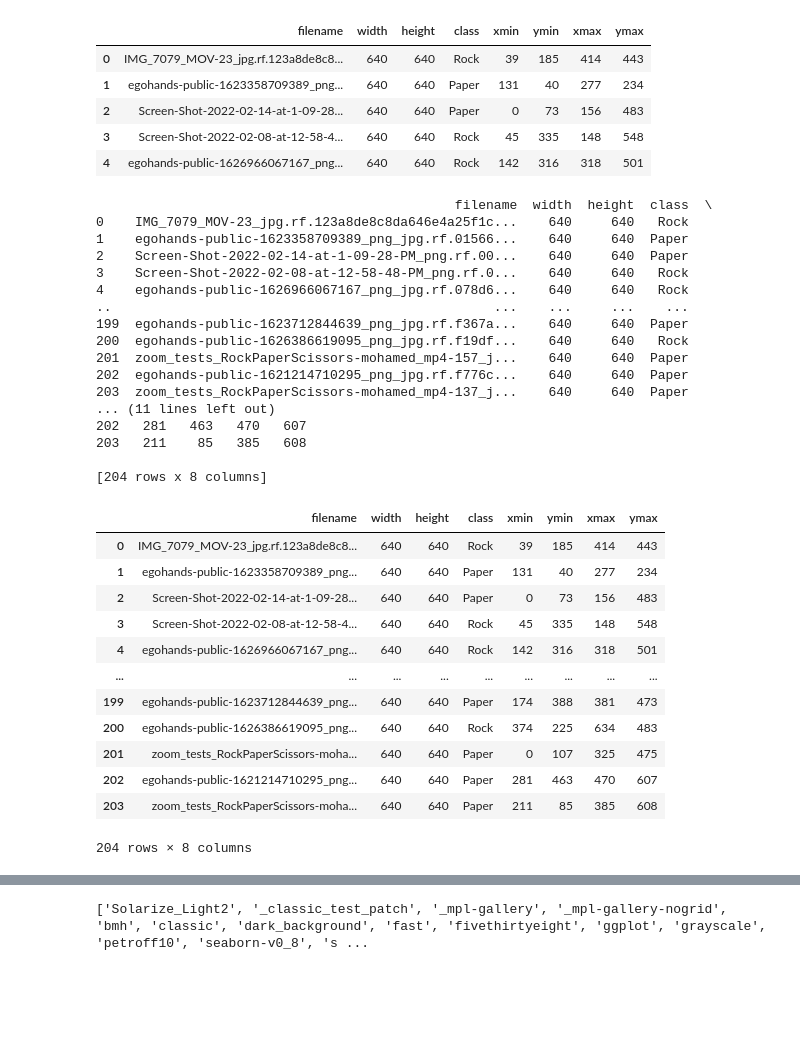
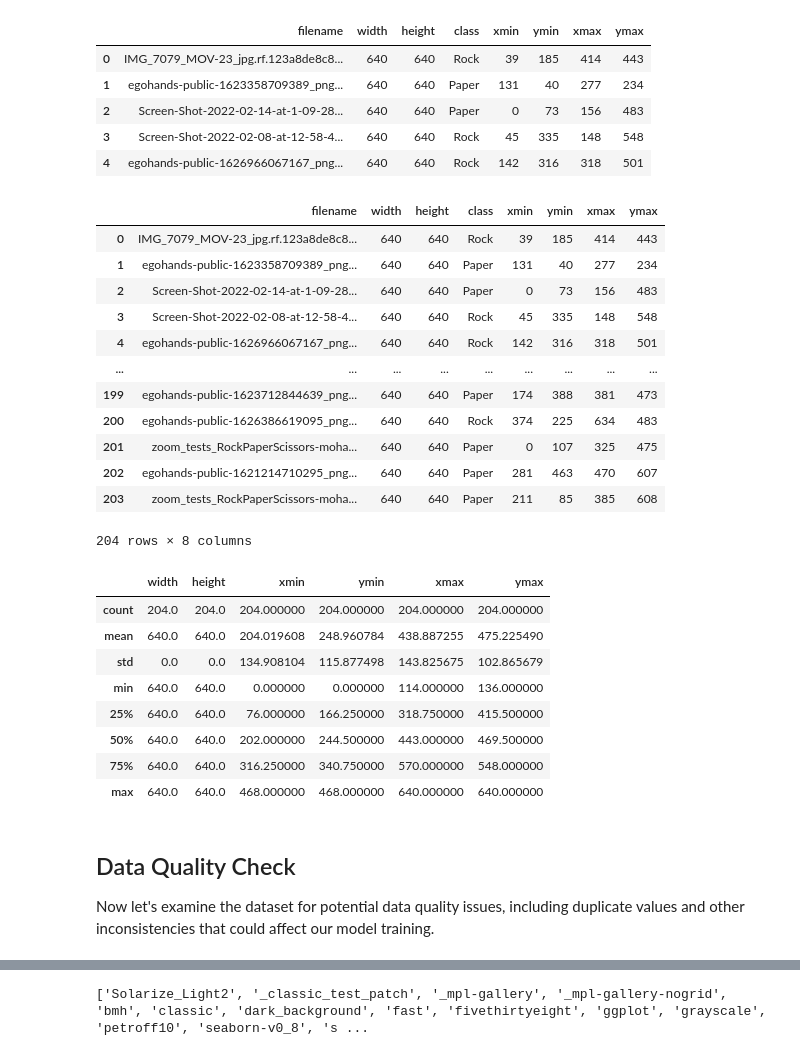
Before and after one commit to gupessanha/redes-neurais, a Jupyter notebook: Pedra-papel-tesoura/dev_nb.ipynb, the cells around one changed output, grey strips where cells are left out. Drawn from its saved outputs; the diff is of its cells as text; code cells hidden in the pictures; blank space fills up the shorter version.

```diff
--- a/Pedra-papel-tesoura/dev_nb.ipynb
+++ b/Pedra-papel-tesoura/dev_nb.ipynb
@@ -19,22 +28,18 @@ df_image_info.head()
 | 3 | Screen-Shot-2022-02-08-at-12-58-4... | 640 | 640 | Rock | 45 | 335 | 148 | 548 |
 | 4 | egohands-public-1626966067167_png... | 640 | 640 | Rock | 142 | 316 | 318 | 501 |
 # %%
-print(df_image_info)
+df_image_info
 # %% [output]
+|  | filename | width | height | class | xmin | ymin | xmax | ymax |
+| 0 | IMG_7079_MOV-23_jpg.rf.123a8de8c8... | 640 | 640 | Rock | 39 | 185 | 414 | 443 |
+| 1 | egohands-public-1623358709389_png... | 640 | 640 | Paper | 131 | 40 | 277 | 234 |
+| 2 | Screen-Shot-2022-02-14-at-1-09-28... | 640 | 640 | Paper | 0 | 73 | 156 | 483 |
+| 3 | Screen-Shot-2022-02-08-at-12-58-4... | 640 | 640 | Rock | 45 | 335 | 148 | 548 |
+| 4 | egohands-public-1626966067167_png... | 640 | 640 | Rock | 142 | 316 | 318 | 501 |
+| ... | ... | ... | ... | ... | ... | ... | ... | ... |
+| 199 | egohands-public-1623712844639_png... | 640 | 640 | Paper | 174 | 388 | 381 | 473 |
+| 200 | egohands-public-1626386619095_png... | 640 | 640 | Rock | 374 | 225 | 634 | 483 |
+| 201 | zoom_tests_RockPaperScissors-moha... | 640 | 640 | Paper | 0 | 107 | 325 | 475 |
+| 202 | egohands-public-1621214710295_png... | 640 | 640 | Paper | 281 | 463 | 470 | 607 |
+| 203 | zoom_tests_RockPaperScissors-moha... | 640 | 640 | Paper | 211 | 85 | 385 | 608 |
-                                              filename  width  height  class  \
-0    IMG_7079_MOV-23_jpg.rf.123a8de8c8da646e4a25f1c...    640     640   Rock
-1    egohands-public-1623358709389_png_jpg.rf.01566...    640     640  Paper
-2    Screen-Shot-2022-02-14-at-1-09-28-PM_png.rf.00...    640     640  Paper
-3    Screen-Shot-2022-02-08-at-12-58-48-PM_png.rf.0...    640     640   Rock
-4    egohands-public-1626966067167_png_jpg.rf.078d6...    640     640   Rock
-..                                                 ...    ...     ...    ...
-199  egohands-public-1623712844639_png_jpg.rf.f367a...    640     640  Paper
-200  egohands-public-1626386619095_png_jpg.rf.f19df...    640     640   Rock
-201  zoom_tests_RockPaperScissors-mohamed_mp4-157_j...    640     640  Paper
-202  egohands-public-1621214710295_png_jpg.rf.f776c...    640     640  Paper
-203  zoom_tests_RockPaperScissors-mohamed_mp4-137_j...    640     640  Paper
-... (11 lines left out)
-202   281   463   470   607
-203   211    85   385   608
-
-[204 rows x 8 columns]
+204 rows × 8 columns
@@ -44,16 +46,16 @@ import numpy as np
 # %%
-df_image_info
+df_image_info.describe()
 # %% [output]
-|  | filename | width | height | class | xmin | ymin | xmax | ymax |
-| 0 | IMG_7079_MOV-23_jpg.rf.123a8de8c8... | 640 | 640 | Rock | 39 | 185 | 414 | 443 |
-| 1 | egohands-public-1623358709389_png... | 640 | 640 | Paper | 131 | 40 | 277 | 234 |
-| 2 | Screen-Shot-2022-02-14-at-1-09-28... | 640 | 640 | Paper | 0 | 73 | 156 | 483 |
-| 3 | Screen-Shot-2022-02-08-at-12-58-4... | 640 | 640 | Rock | 45 | 335 | 148 | 548 |
-| 4 | egohands-public-1626966067167_png... | 640 | 640 | Rock | 142 | 316 | 318 | 501 |
-| ... | ... | ... | ... | ... | ... | ... | ... | ... |
-| 199 | egohands-public-1623712844639_png... | 640 | 640 | Paper | 174 | 388 | 381 | 473 |
-| 200 | egohands-public-1626386619095_png... | 640 | 640 | Rock | 374 | 225 | 634 | 483 |
-| 201 | zoom_tests_RockPaperScissors-moha... | 640 | 640 | Paper | 0 | 107 | 325 | 475 |
-| 202 | egohands-public-1621214710295_png... | 640 | 640 | Paper | 281 | 463 | 470 | 607 |
-| 203 | zoom_tests_RockPaperScissors-moha... | 640 | 640 | Paper | 211 | 85 | 385 | 608 |
+|  | width | height | xmin | ymin | xmax | ymax |
+| count | 204.0 | 204.0 | 204.000000 | 204.000000 | 204.000000 | 204.000000 |
+| mean | 640.0 | 640.0 | 204.019608 | 248.960784 | 438.887255 | 475.225490 |
+| std | 0.0 | 0.0 | 134.908104 | 115.877498 | 143.825675 | 102.865679 |
+| min | 640.0 | 640.0 | 0.000000 | 0.000000 | 114.000000 | 136.000000 |
+| 25% | 640.0 | 640.0 | 76.000000 | 166.250000 | 318.750000 | 415.500000 |
+| 50% | 640.0 | 640.0 | 202.000000 | 244.500000 | 443.000000 | 469.500000 |
+| 75% | 640.0 | 640.0 | 316.250000 | 340.750000 | 570.000000 | 548.000000 |
+| max | 640.0 | 640.0 | 468.000000 | 468.000000 | 640.000000 | 640.000000 |
-204 rows × 8 columns
+# %% [markdown]
+## Data Quality Check
+
+Now let's examine the dataset for potential data quality issues, including duplicate values and other inconsistencies that could affect our model training.
```
Also changed, not shown: parts of 11 cells of this notebook.
